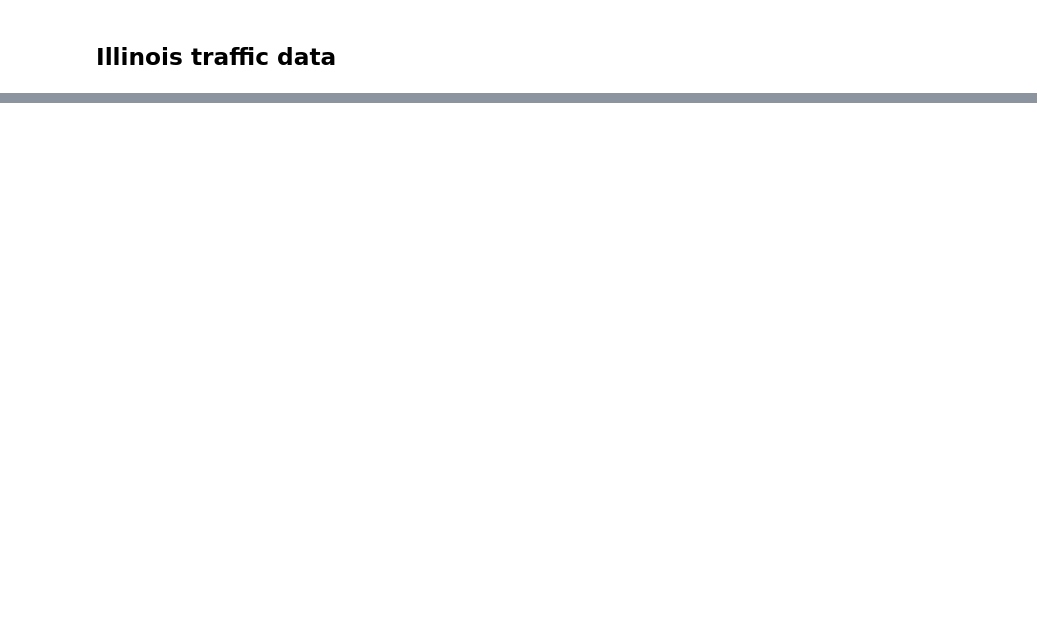
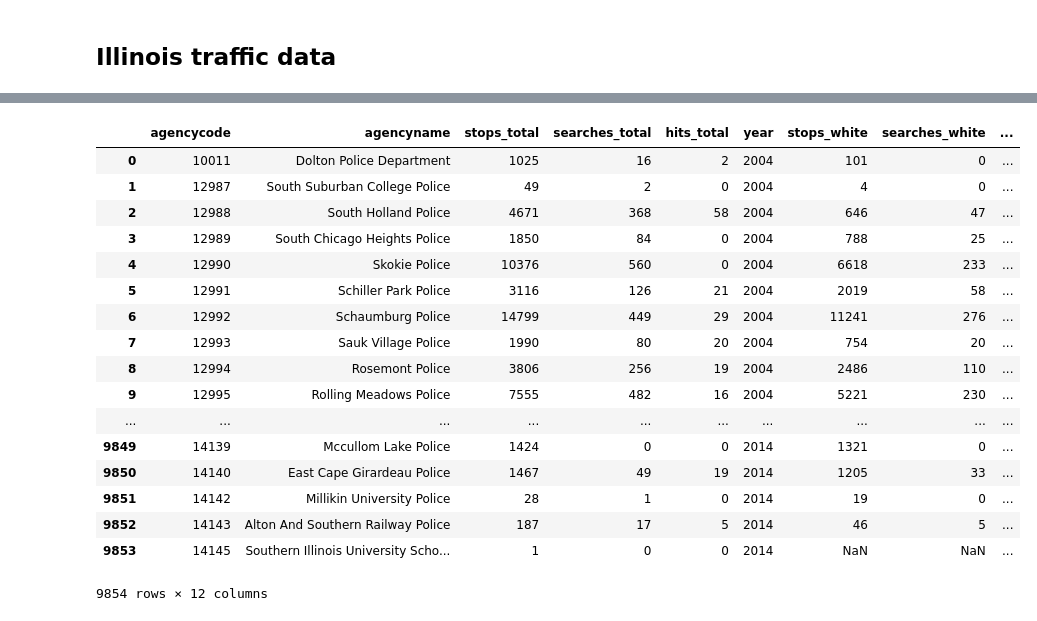
Before and after one commit to along528/insight, a Jupyter notebook: studies/combination/combined_traffic.ipynb, the cells around one changed output, grey strips where cells are left out. Saved outputs shown, nothing was run; the diff lists cells and outputs as text; code cells hidden in the pictures; blank space fills up the shorter version.

Commit message:
produced summed table for il

```diff
--- a/studies/combination/combined_traffic.ipynb
+++ b/studies/combination/combined_traffic.ipynb
@@ -18,8 +35,9 @@ pswd = 'password'
 con_il = None
 con_il = psycopg2.connect(database = dbname, user = username, host='localhost', password=pswd)
 # %%
-for year in range(2004,2015):
-    for race in ['black','white']:
+df_race_map = defaultdict(list)
+for race in ['black','white']:
+    for year in range(2004,2015):
         query = """
         SELECT agencycode,agencyname,count(agencycode) AS stops_<RACE>,
         SUM(CASE WHEN searchconducted = 'Yes' THEN 1 ELSE 0 END) as searches_<RACE>,
@@ -31,5 +49,4 @@ for year in range(2004,2015):
         """
         query = query.replace('<RACE>',race)
         query = query.replace('<YEAR>',str(year))
-        print query
-        break
+        df_race_map[race].append(pd.read_sql(query,con_il))
@@ -56,0 +53,16 @@ pd.read_sql(query,con_il)
+# %%
+for year in range(2004,2015):
+        query = """
+        SELECT agencycode,agencyname,count(agencycode) AS stops_total,
+        SUM(CASE WHEN searchconducted = 'Yes' THEN 1 ELSE 0 END) as searches_total,
+        SUM(CASE WHEN contrabandfound = 'Yes' THEN 1 ELSE 0 END) as hits_total,
+        year
+        FROM traffic_stops_<YEAR>
+        GROUP BY agencycode,agencyname,year
+        """
+        query = query.replace('<YEAR>',str(year))
+        df_race_map['total'].append(pd.read_sql(query,con_il))
+# %%
+dfs={}
+for key in df_race_map:
+    dfs[key] = pd.concat(df_race_map[key])
@@ -56,0 +97,24 @@ pd.read_sql(query,con_il)
+# %%
+df_il = pd.DataFrame(dfs['total'])
+df_il = df_il.merge(dfs['white'],how='left')
+df_il = df_il.merge(dfs['black'],how='left')
+df_il
+# %% [output]
+|  | agencycode | agencyname | stops_total | searches_total | hits_total | year | stops_white | searches_white | ... |
+| 0 | 10011 | Dolton Police Department | 1025 | 16 | 2 | 2004 | 101 | 0 | ... |
+| 1 | 12987 | South Suburban College Police | 49 | 2 | 0 | 2004 | 4 | 0 | ... |
+| 2 | 12988 | South Holland Police | 4671 | 368 | 58 | 2004 | 646 | 47 | ... |
+| 3 | 12989 | South Chicago Heights Police | 1850 | 84 | 0 | 2004 | 788 | 25 | ... |
+| 4 | 12990 | Skokie Police | 10376 | 560 | 0 | 2004 | 6618 | 233 | ... |
+| 5 | 12991 | Schiller Park Police | 3116 | 126 | 21 | 2004 | 2019 | 58 | ... |
+| 6 | 12992 | Schaumburg Police | 14799 | 449 | 29 | 2004 | 11241 | 276 | ... |
+| 7 | 12993 | Sauk Village Police | 1990 | 80 | 20 | 2004 | 754 | 20 | ... |
+| 8 | 12994 | Rosemont Police | 3806 | 256 | 19 | 2004 | 2486 | 110 | ... |
+| 9 | 12995 | Rolling Meadows Police | 7555 | 482 | 16 | 2004 | 5221 | 230 | ... |
+| ... | ... | ... | ... | ... | ... | ... | ... | ... | ... |
+| 9849 | 14139 | Mccullom Lake Police | 1424 | 0 | 0 | 2014 | 1321 | 0 | ... |
+| 9850 | 14140 | East Cape Girardeau Police | 1467 | 49 | 19 | 2014 | 1205 | 33 | ... |
+| 9851 | 14142 | Millikin University Police | 28 | 1 | 0 | 2014 | 19 | 0 | ... |
+| 9852 | 14143 | Alton And Southern Railway Police | 187 | 17 | 5 | 2014 | 46 | 5 | ... |
+| 9853 | 14145 | Southern Illinois University Scho... | 1 | 0 | 0 | 2014 | NaN | NaN | ... |
+9854 rows × 12 columns
```
Also changed, not shown: parts of 9 cells of this notebook.
